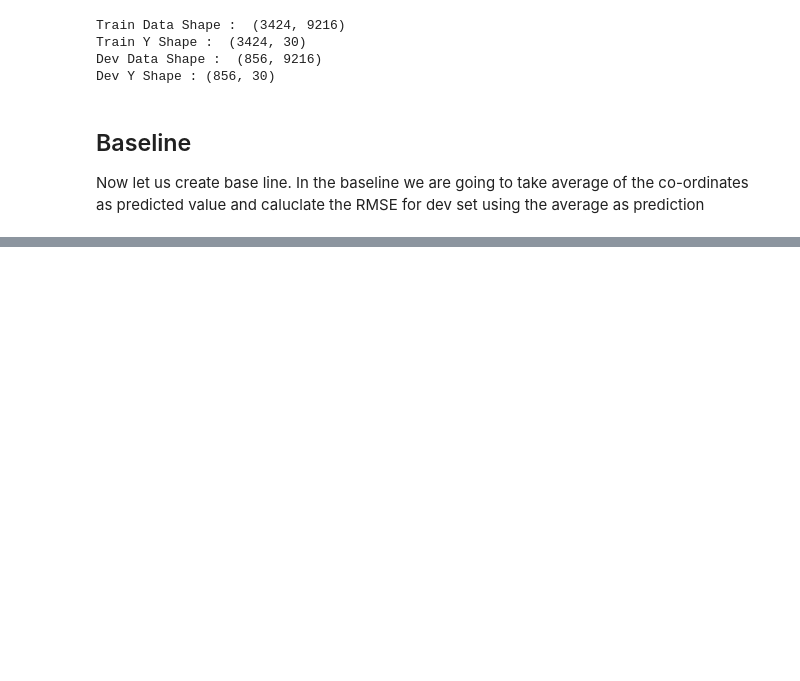
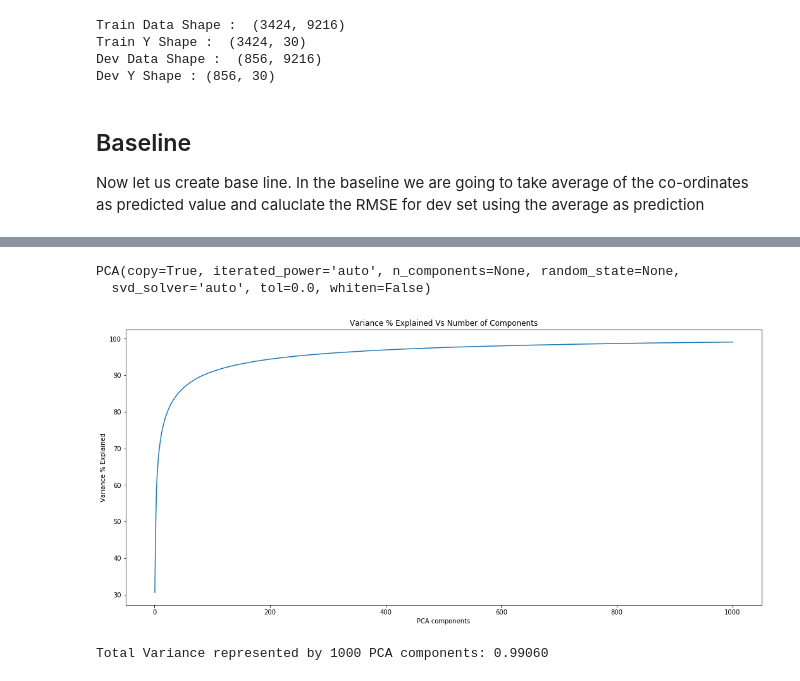
Before and after one commit to anupjha10/W207_ML_FINAL_Project, a Jupyter notebook: Final_Project_Anish_Anup.ipynb, the cells around one changed output, grey strips where cells are left out. Drawn from its saved outputs; the diff is of its cells as text; code cells hidden in the pictures; blank space fills up the shorter version.

```diff
--- a/Final_Project_Anish_Anup.ipynb
+++ b/Final_Project_Anish_Anup.ipynb
@@ -291,0 +364,22 @@ We have normalized the predicted value between -1,1 so original baseline RMSE is
+# %%
+pca = PCA()
+pca.fit(X_train)
+# %% [output]
+PCA(copy=True, iterated_power='auto', n_components=None, random_state=None,
+  svd_solver='auto', tol=0.0, whiten=False)
+# %%
+#Now plot the variance percentage explained by the first 1000 principal components
+cum_sum = np.cumsum(pca.explained_variance_ratio_)
+#for i in range(0,100):
+#    print("%% Variance explained by %d Principal Components: %.2f"%(i+1,round(cum_sum[i]*100,2)))
+#Let us plot the cumulative variance % by PCA components
+fig = plt.figure(figsize=(18,8))
+plt.plot(range(1,1001),np.round(cum_sum[:1000,]*100,2))
+plt.xlabel("PCA components")
+plt.ylabel("Variance % Explained")
+plt.title("Variance % Explained Vs Number of Components")
+plt.show()
+print("Total Variance represented by 1000 PCA components: %.5f "%(cum_sum[1000,]))
+# %% [output]
+[figure, added]
+Total Variance represented by 1000 PCA components: 0.99060
```
Also changed, not shown: parts of 21 cells of this notebook.
